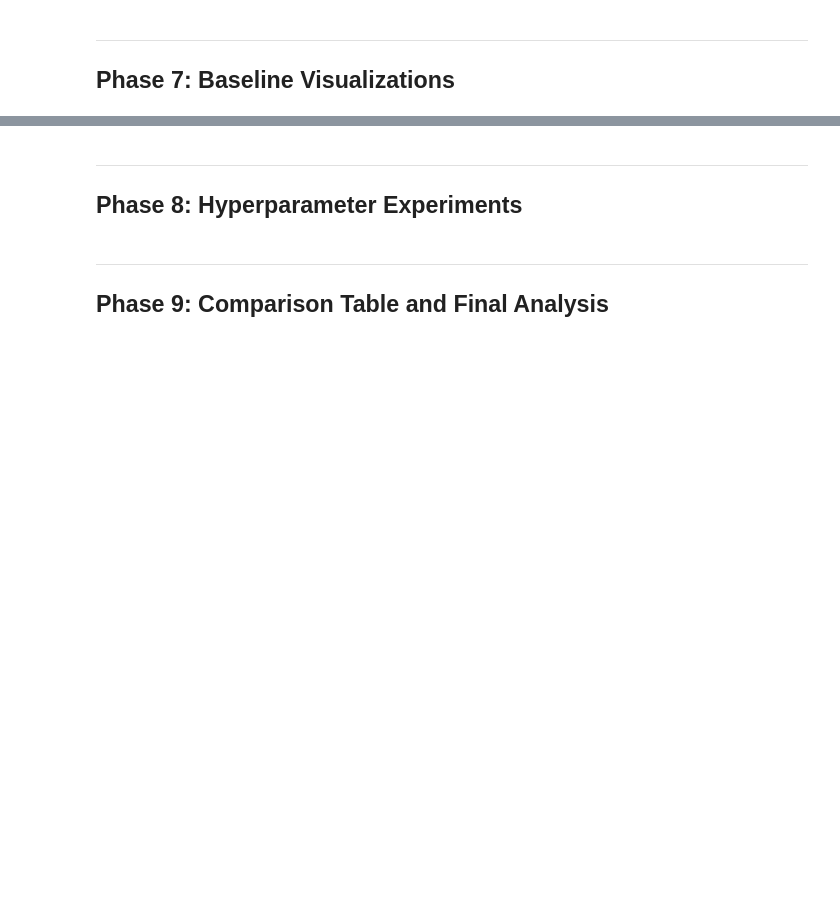
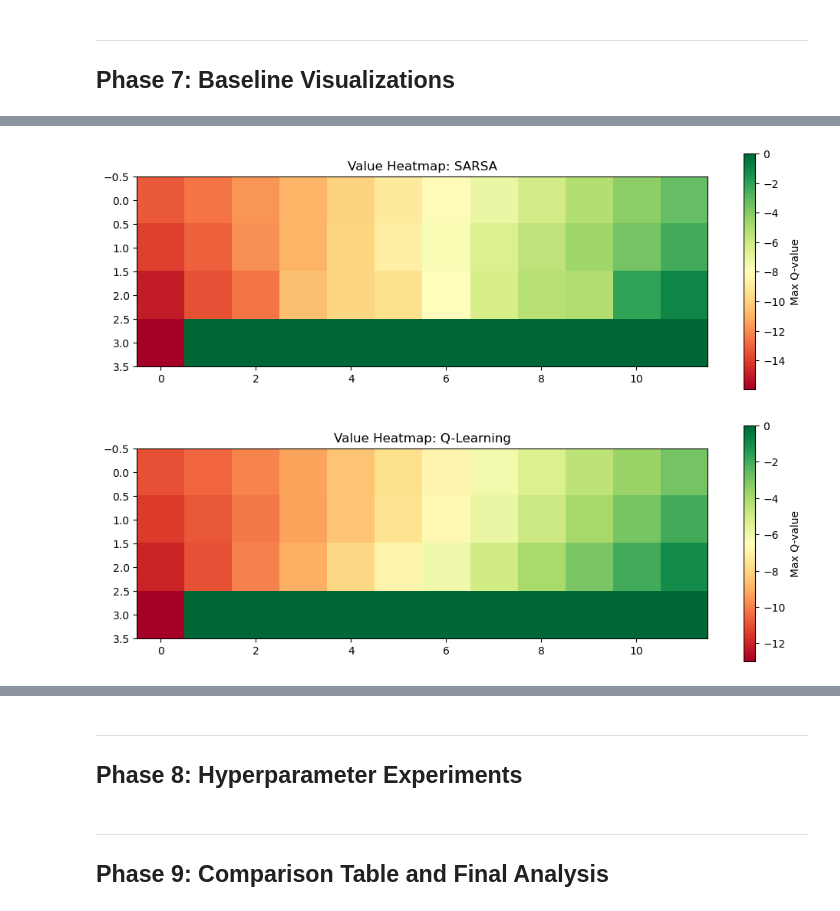
Before and after one commit to craig-rudman/MSDS684, a Jupyter notebook: W4/ipynb/development.ipynb, the cells around one changed output, grey strips where cells are left out. Saved outputs shown, nothing was run; the diff lists cells and outputs as text; code cells hidden in the pictures; blank space fills up the shorter version.

```diff
--- a/W4/ipynb/development.ipynb
+++ b/W4/ipynb/development.ipynb
@@ -466,0 +477,7 @@ Visualizer(env).plot_learning_curves(results, ylim=(-200, 0), smooth_window=10)
+# %%
+# Phase 7: Value heatmaps -- max Q-value per state for SARSA and Q-learning
+for r in results:
+    vis.plot_value_heatmap(r.q_table, label=r.config.label)
+# %% [output]
+[figure, added]
+[figure, added]
```
Also changed, not shown: parts of 11 cells of this notebook, 2 other files.
